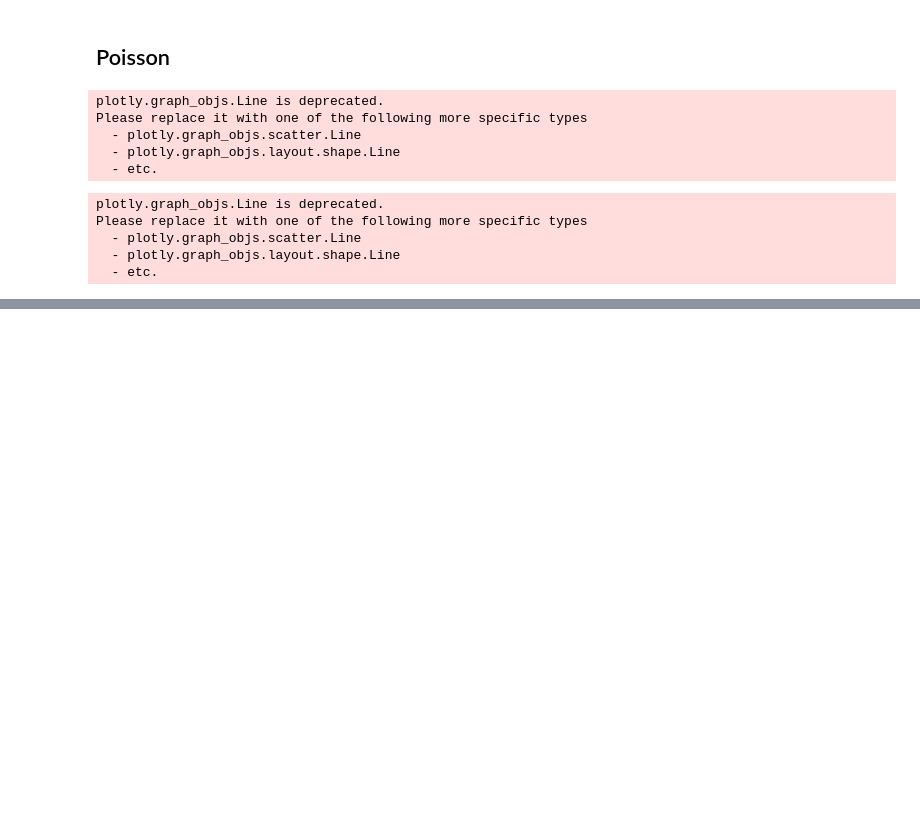
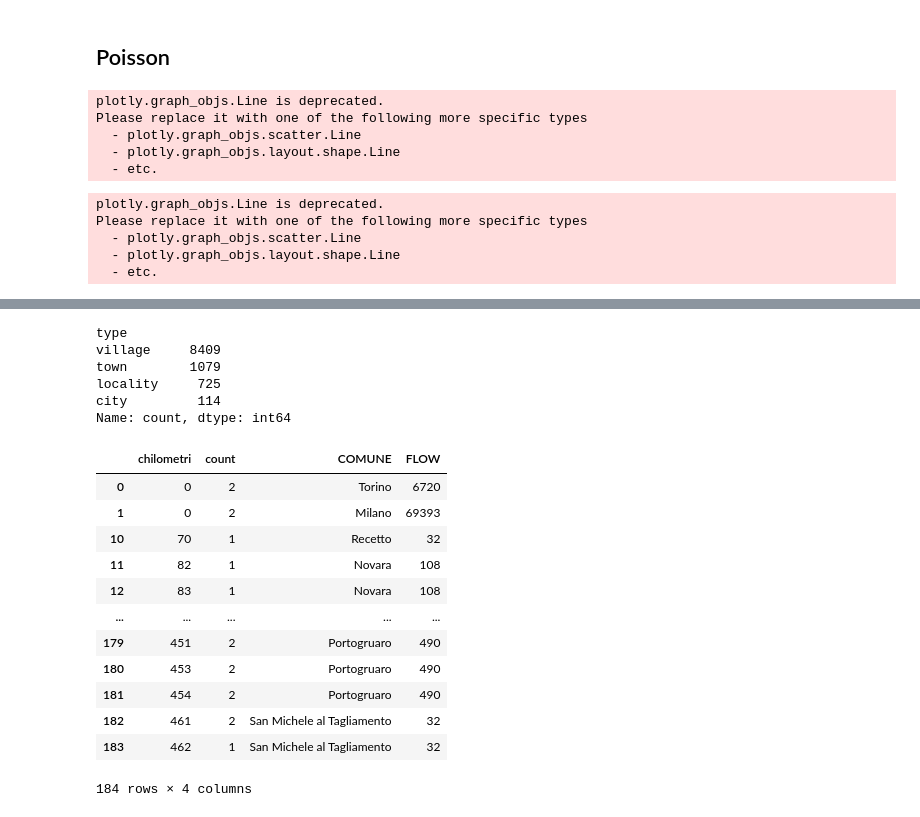
Before and after one commit to TommasoPaolino/Project_Work, a Jupyter notebook: Project_Work.ipynb, the cells around one changed output, grey strips where cells are left out. Cells and saved outputs as stored; diff of their text form; code cells hidden in the pictures; blank space fills up the shorter version.

```diff
--- a/Project_Work.ipynb
+++ b/Project_Work.ipynb
@@ -1068,0 +1105,8 @@ fig.update_layout(title='Autostrada A04 Natura Incidente')
+# %%
+dizionario7 = {1	: "Assente",
+2	:"Verticale",
+3	:"Orizzontale",
+4	:"Verticale e orizzontale",
+5	:"Temporanea di cantiere"}
+# %%
+df_progetto.segnaletica = df_progetto.segnaletica.apply(lambda x: dizionario7[x])
@@ -1068,0 +1176,27 @@ fig.update_layout(title='Autostrada A04 Natura Incidente')
+# %%
+dizionario8 = {"01"	:"Autovettura privata",
+"02"	:"Autovettura privata con rimorchio",
+"03"	:"Autovettura pubblica",
+"04"	:"Autovettura di soccorso o di polizia",
+"05"	:"Autobus o filobus in servizio urbano",
+"06"	:"Autobus di linea o non di linea in extraurbana",
+"07"	:"Tram",
+"08"	:"Autocarro",
+"09"	:"Autotreno con rimorchio",
+"10"	:"Autosnodato o autoarticolato",
+"11"	:"Veicoli speciali",
+"12"	:"Trattore stradale o motrice",
+"13"	:"Trattore agricolo",
+"14"	:"Velocipede",
+"15":"Ciclomotore",
+"16"	:"Motociclo a solo",
+"17"	:"Motociclo con passeggero",
+"18":"Motocarro o motofurgone",
+"19"	:"Veicolo a trazione animale o a braccia",
+"20"	:"Veicolo ignoto perch� datosi alla fuga",
+"21"	:"Quadriciclo",
+"": "null"}
+# %%
+df_progetto.tipo_veicolo_a  = df_progetto.tipo_veicolo_a.apply(lambda x: dizionario7[x])
+df_progetto.tipo_veicoli__b_ = df_progetto.tipo_veicoli__b_.apply(lambda x: dizionario8[x.strip()])
+df_progetto.tipo_veicolo__c_ = df_progetto.tipo_veicolo__c_.apply(lambda x: dizionario8[x.strip()])
@@ -1297,0 +1512,9 @@ Please replace it with one of the following more specific types
+# %%
+df2["type"].value_counts()
+# %% [output]
+type
+village     8409
+town        1079
+locality     725
+city         114
+Name: count, dtype: int64
@@ -1297,0 +1523,16 @@ Please replace it with one of the following more specific types
+# %%
+df_raggruppato8
+# %% [output]
+|  | chilometri | count | COMUNE | FLOW |
+| 0 | 0 | 2 | Torino | 6720 |
+| 1 | 0 | 2 | Milano | 69393 |
+| 10 | 70 | 1 | Recetto | 32 |
+| 11 | 82 | 1 | Novara | 108 |
+| 12 | 83 | 1 | Novara | 108 |
+| ... | ... | ... | ... | ... |
+| 179 | 451 | 2 | Portogruaro | 490 |
+| 180 | 453 | 2 | Portogruaro | 490 |
+| 181 | 454 | 2 | Portogruaro | 490 |
+| 182 | 461 | 2 | San Michele al Tagliamento | 32 |
+| 183 | 462 | 1 | San Michele al Tagliamento | 32 |
+184 rows × 4 columns
```
Also changed, not shown: parts of 69 cells of this notebook.
